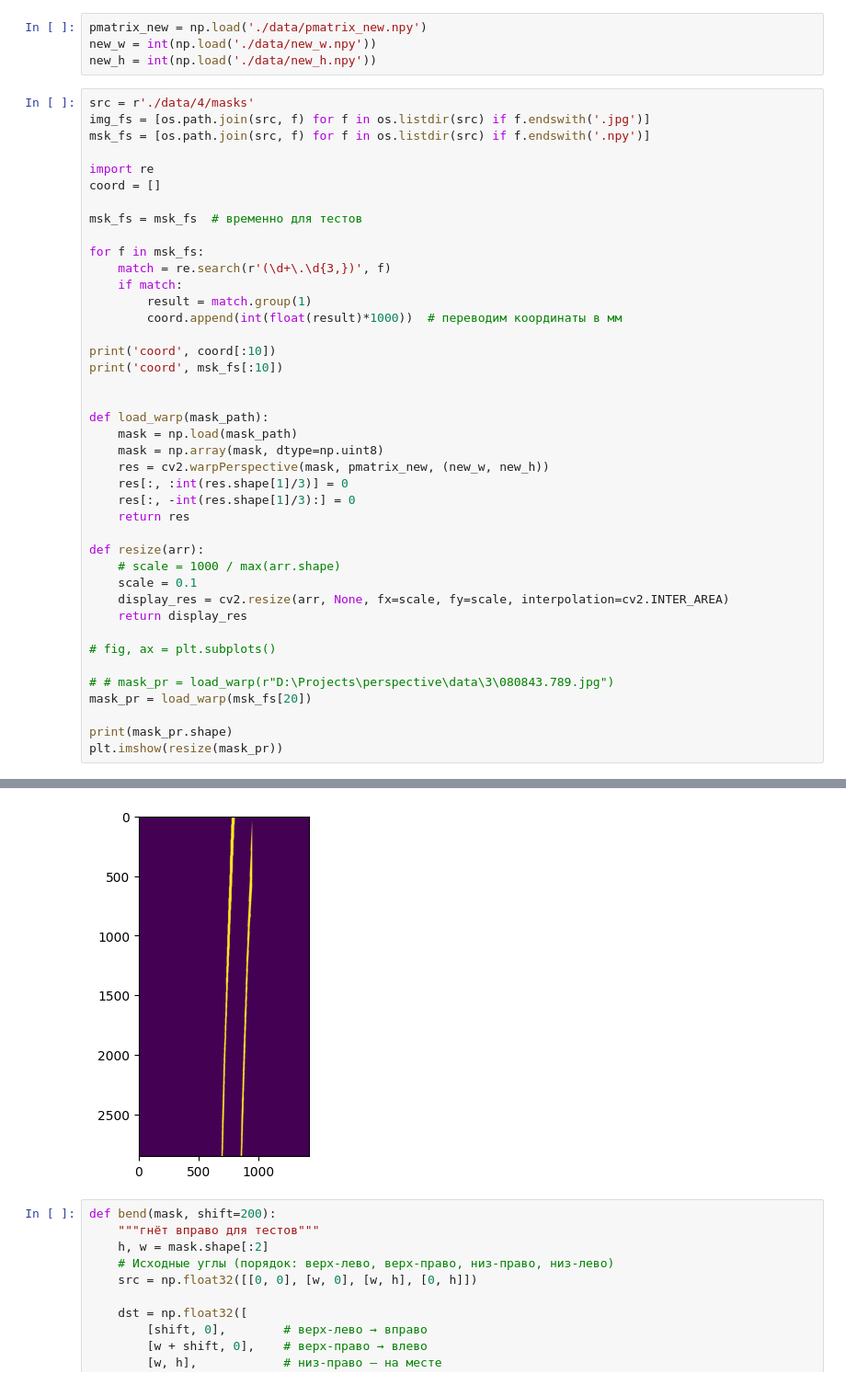
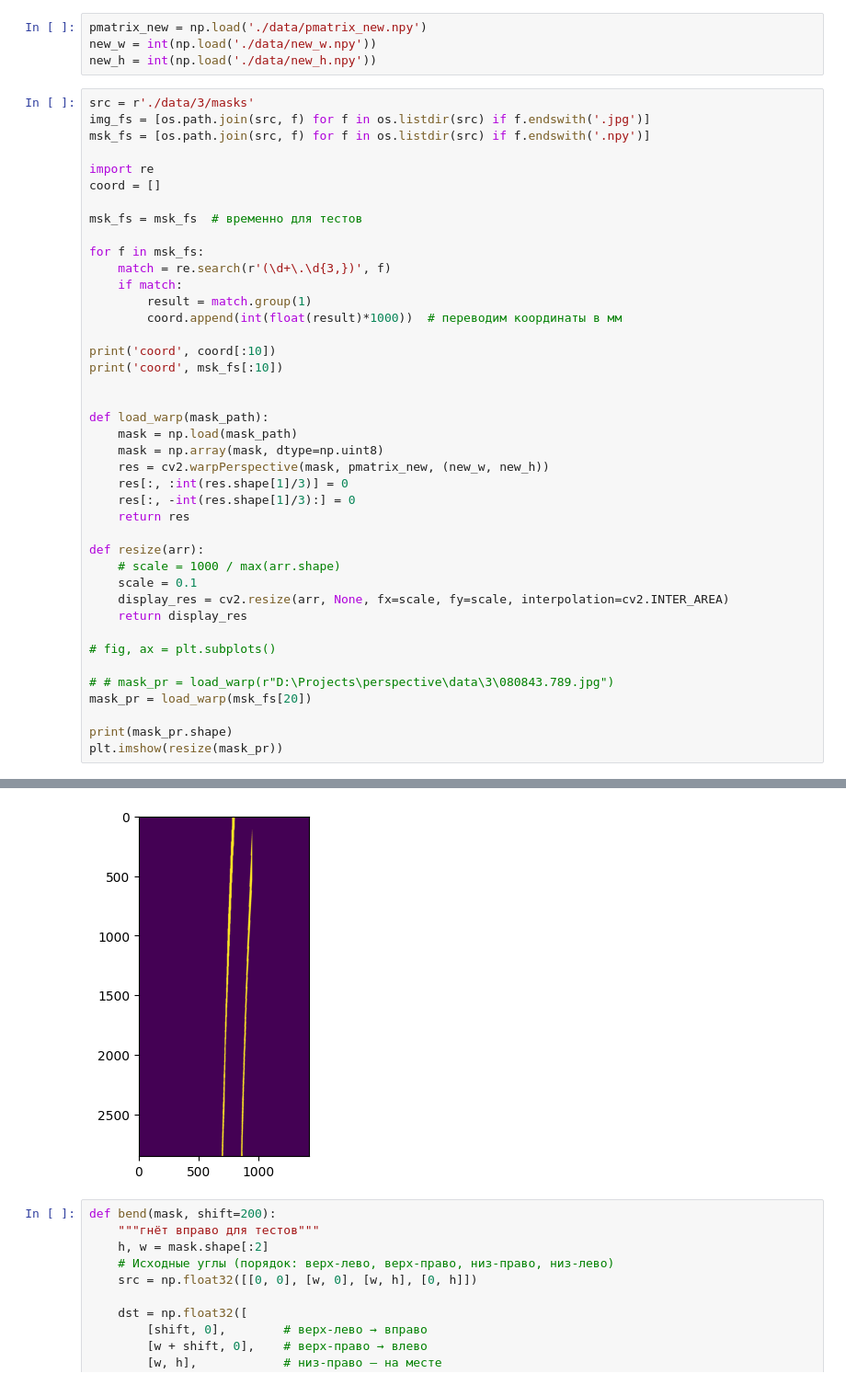
Before and after one commit to Andrudewt/perspective, a Jupyter notebook: proc_1.ipynb, the cells around one changed output, grey strips where cells are left out. Shown at 92% size. Cells and saved outputs as stored; diff of their text form.

```diff
--- a/proc_1.ipynb
+++ b/proc_1.ipynb
@@ -9,7 +9,7 @@ pmatrix_new = np.load('./data/pmatrix_new.npy')
 new_w = int(np.load('./data/new_w.npy'))
 new_h = int(np.load('./data/new_h.npy'))
 # %%
-src = r'./data/4/masks'
+src = r'./data/3/masks'
 img_fs = [os.path.join(src, f) for f in os.listdir(src) if f.endswith('.jpg')]
 msk_fs = [os.path.join(src, f) for f in os.listdir(src) if f.endswith('.npy')]
 
@@ -55,6 +55,6 @@ coord ['./data/4/masks\\009618.434.npy', './data/4/masks\\009622.550.npy', './da
 (28522, 14268)
 <matplotlib.image.AxesImage at 0x...>
-[figure, old version]
+[figure, new version]
 # %%
 def bend(mask, shift=200):
     """гнёт вправо для тестов"""
```
Also changed, not shown: parts of 5 cells of this notebook, 2 other files.
